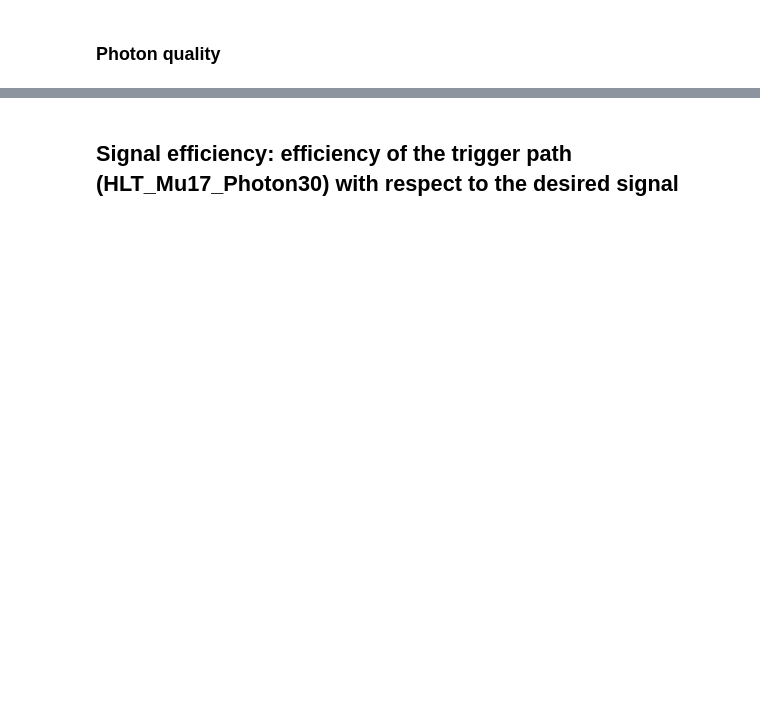
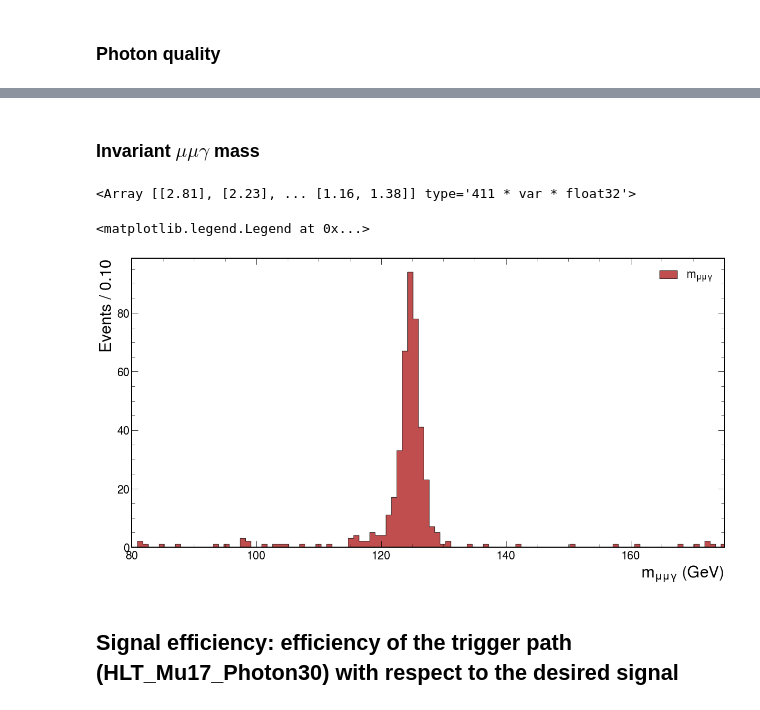
Before and after one commit to javivilladamigo/ResearchActivities, a Jupyter notebook: coffeaAnalysis.ipynb, the cells around one changed output, grey strips where cells are left out. Drawn from its saved outputs; the diff is of its cells as text; code cells hidden in the pictures; blank space fills up the shorter version.

```diff
--- a/coffeaAnalysis.ipynb
+++ b/coffeaAnalysis.ipynb
@@ -246,3 +250,57 @@ ax.legend()
+# %% [markdown]
+### Invariant $\mu \mu \gamma$ mass
+# %%
+photon_theta = 2 * np.arctan(np.exp(selected_events.Photon.eta))
+photon_theta
+# %% [output]
+<Array [[2.81], [2.23], ... [1.16, 1.38]] type='411 * var * float32'>
+# %%
+# module of P
+photon_P = selected_events.Photon.pt / np.sin(photon_theta)
+
+# 3-components of P
+photon_Px = photon_P * np.sin(photon_theta) * np.cos(selected_events.Photon.phi)
+photon_Py = photon_P * np.sin(photon_theta) * np.sin(selected_events.Photon.phi)
+photon_Pz = photon_P * np.cos(photon_theta)
+
+# energy of photon
+photon_e = photon_P
+# %%
+# 3-components of the mumuG system' P
+mumuG_Px = mumu_Px + photon_Px
+mumuG_Py = mumu_Py + photon_Py
+mumuG_Pz = mumu_Pz + photon_Pz
+mumuG_e = mumu_e + photon_e
+
+# invariant mass of mumu system
+mumuG_m = (mumuG_e ** 2 - mumuG_Px ** 2 - mumuG_Py ** 2 - mumuG_Pz ** 2) ** 0.5
+# %%
+obs = ak.flatten(mumuG_m, axis = None)
+
+min = 80
+max = 175
+width = 0.1 # GeV
+
+nbins = int(round((max - min) / width))
+
+fig, ax = plt.subplots(figsize=(20, 10))
+ax.hist(
+    obs,
+    bins = nbins,
+    histtype = "stepfilled",
+    color = "firebrick",
+    alpha = 0.8,
+    edgecolor = "black",
+    label = r"$m_{\mu \mu \gamma}$"
+)
+
+ax.set_xlabel("$m_{\mu \mu \gamma}\ ({\\rm GeV})$", fontsize = 30)
+ax.set_ylabel("Events / %.2f" % width, fontsize = 30)
+ax.set_xlim(min, max)
+ax.legend()
+# %% [output]
+<matplotlib.legend.Legend at 0x...>
+[figure, added]
 # %% [markdown]
 ## Signal efficiency: efficiency of the trigger path (HLT_Mu17_Photon30) with respect to the desired signal
 # %%
```
Also changed, not shown: parts of 13 cells of this notebook.
